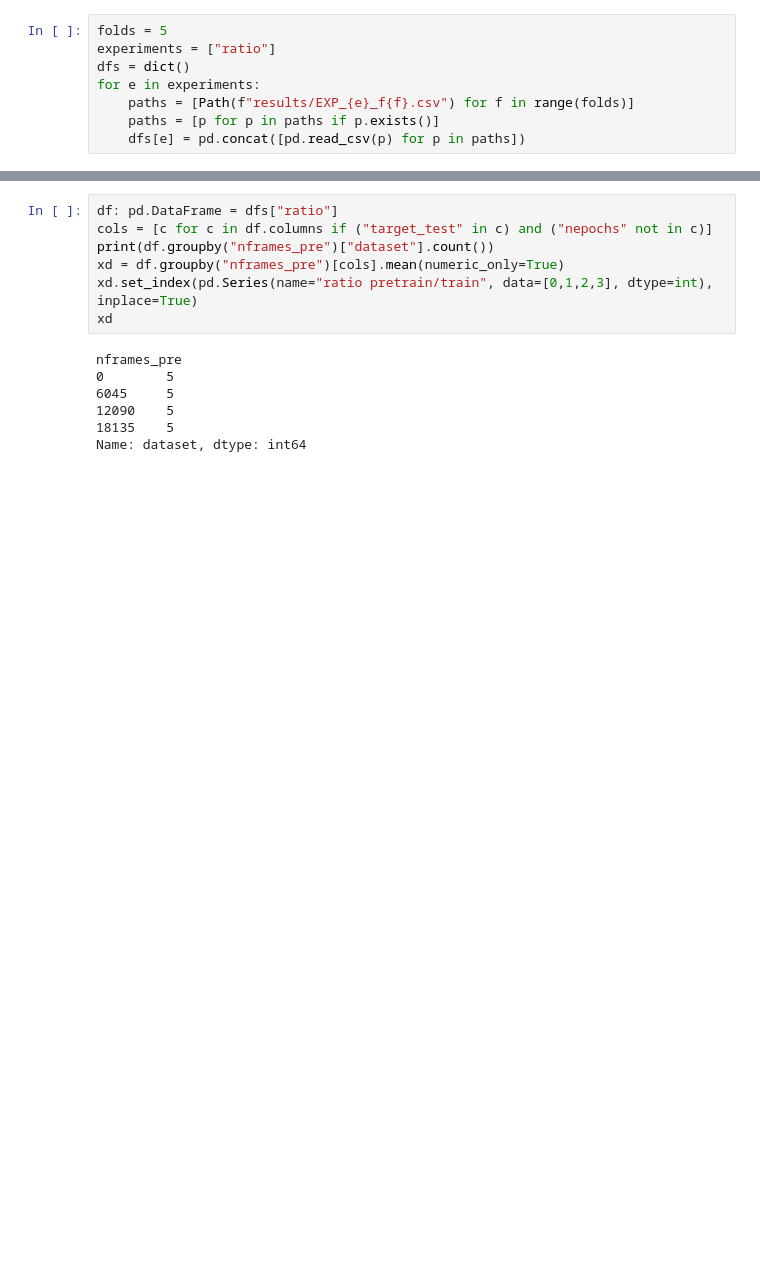
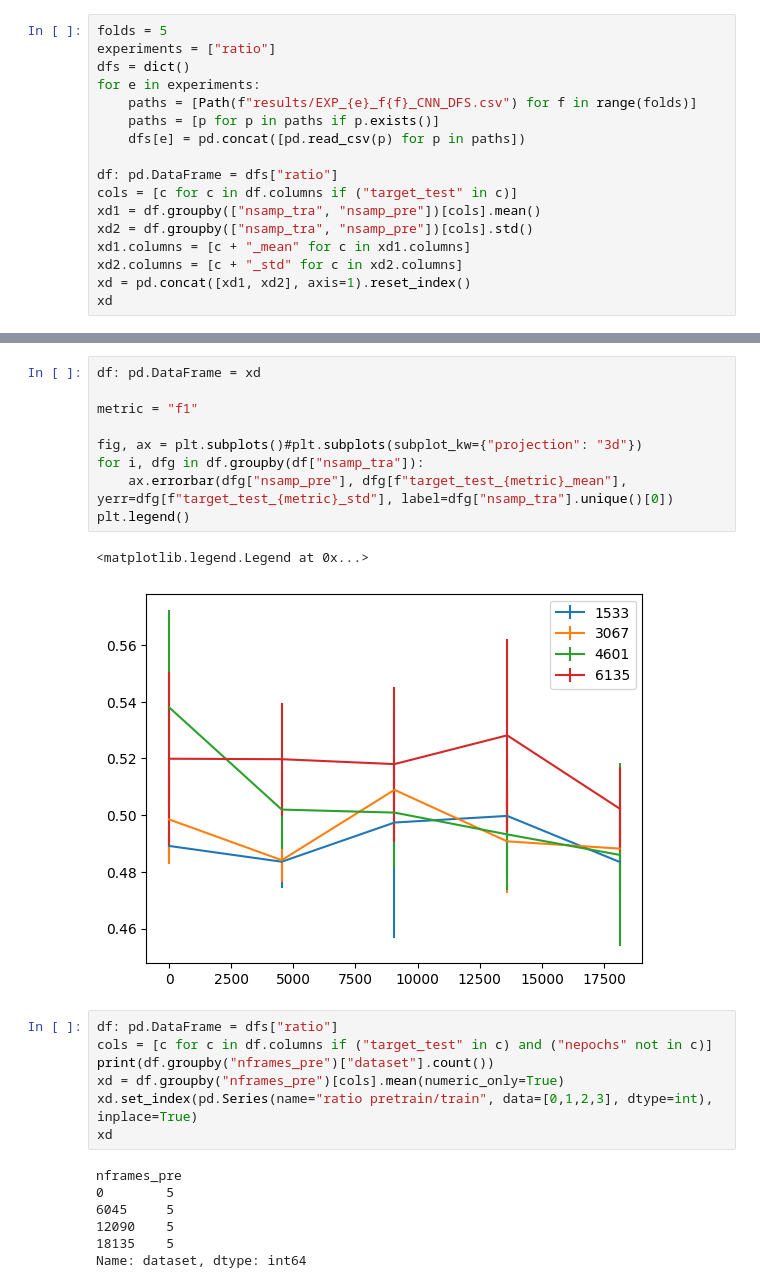
Before and after one commit to mbisan/s3ts, a Jupyter notebook: graphs.ipynb, the cells around one changed output, grey strips where cells are left out. Cells and saved outputs as stored; diff of their text form; blank space fills up the shorter version.

```diff
--- a/graphs.ipynb
+++ b/graphs.ipynb
@@ -8,6 +10,15 @@ folds = 5
 experiments = ["ratio"]
 dfs = dict()
 for e in experiments:
-    paths = [Path(f"results/EXP_{e}_f{f}.csv") for f in range(folds)]
+    paths = [Path(f"results/EXP_{e}_f{f}_CNN_DFS.csv") for f in range(folds)]
     paths = [p for p in paths if p.exists()]
     dfs[e] = pd.concat([pd.read_csv(p) for p in paths])
+
+df: pd.DataFrame = dfs["ratio"]
+cols = [c for c in df.columns if ("target_test" in c)]
+xd1 = df.groupby(["nsamp_tra", "nsamp_pre"])[cols].mean()
+xd2 = df.groupby(["nsamp_tra", "nsamp_pre"])[cols].std()
+xd1.columns = [c + "_mean" for c in xd1.columns]
+xd2.columns = [c + "_std" for c in xd2.columns]
+xd = pd.concat([xd1, xd2], axis=1).reset_index()
+xd
@@ -14,3 +43,15 @@ for e in experiments:
+# %%
+df: pd.DataFrame = xd
+
+metric = "f1"
+
+fig, ax = plt.subplots()#plt.subplots(subplot_kw={"projection": "3d"})
+for i, dfg in df.groupby(df["nsamp_tra"]):
+    ax.errorbar(dfg["nsamp_pre"], dfg[f"target_test_{metric}_mean"], yerr=dfg[f"target_test_{metric}_std"], label=dfg["nsamp_tra"].unique()[0])
+plt.legend()
+# %% [output]
+<matplotlib.legend.Legend at 0x...>
+[figure, added]
 # %%
 df: pd.DataFrame = dfs["ratio"]
 cols = [c for c in df.columns if ("target_test" in c) and ("nepochs" not in c)]
```
Also changed, not shown: parts of 2 cells of this notebook, 26 other files.
